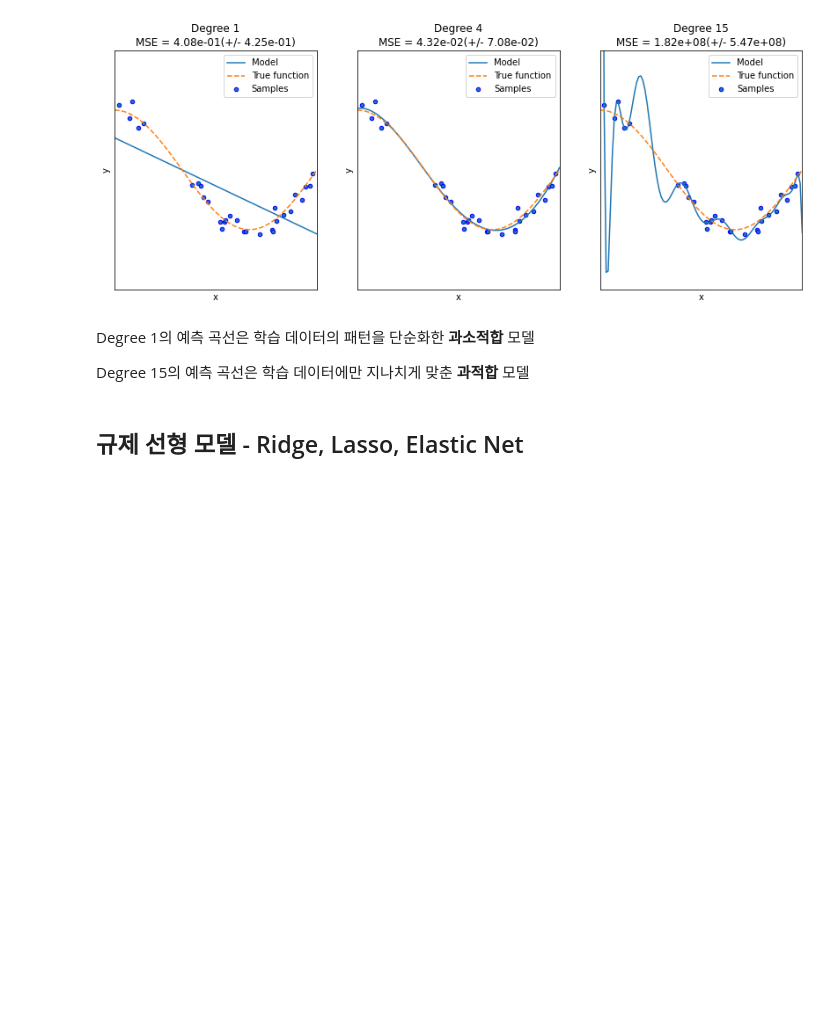
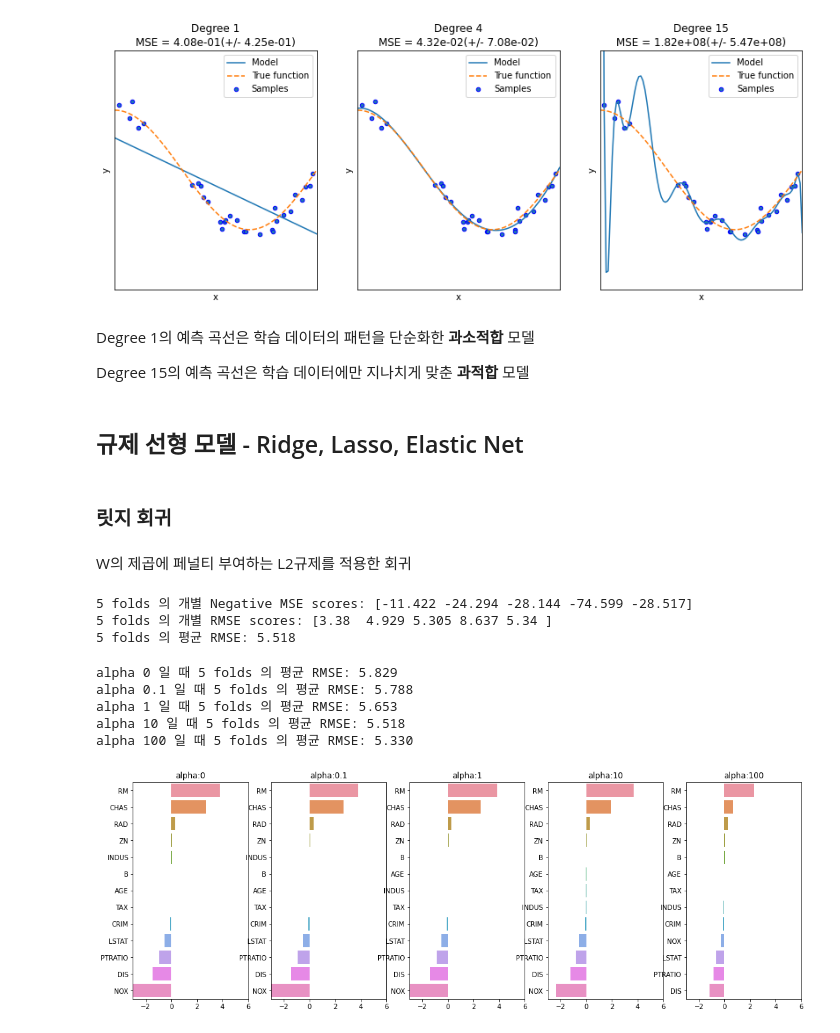
Before and after one commit to hyomin14/ML_practice, a Jupyter notebook: 05_Regression/Chapter5.ipynb, the cells around one changed output. Saved outputs shown, nothing was run; the diff lists cells and outputs as text; code cells hidden in the pictures; blank space fills up the shorter version.

```diff
--- a/05_Regression/Chapter5.ipynb
+++ b/05_Regression/Chapter5.ipynb
@@ -493,3 +467,7 @@ Degree 1의 예측 곡선은 학습 데이터의 패턴을 단순화한 **과소
 Degree 15의 예측 곡선은 학습 데이터에만 지나치게 맞춘 **과적합** 모델
 # %% [markdown]
 ## 규제 선형 모델 - Ridge, Lasso, Elastic Net
+# %% [markdown]
+### 릿지 회귀
+# %% [markdown]
+W의 제곱에 페널티 부여하는 L2규제를 적용한 회귀
@@ -495,0 +491,64 @@ Degree 15의 예측 곡선은 학습 데이터에만 지나치게 맞춘 **과
+# %%
+#Ridge 클래스, 주요 생성 파라미터 alpha(릿지 회귀의 alpha L2 규제 계수)
+
+import numpy as np
+from sklearn.linear_model import Ridge
+from sklearn.model_selection import cross_val_score
+
+#alpha=10으로 설정해 릿지회귀 수행
+ridge = Ridge(alpha=10)
+neg_mse_scores = cross_val_score(ridge, X_data, y_target, scoring="neg_mean_squared_error", cv=5)
+rmse_scores = np.sqrt(-1 * neg_mes_scores)
+avg_rmse = np.mean(rmse_scores)
+
+print('5 folds 의 개별 Negative MSE scores:', np.round(neg_mse_scores, 3))
+print('5 folds 의 개별 RMSE scores:', np.round(rmse_scores, 3))
+print('5 folds 의 평균 RMSE:', np.round(avg_rmse, 3))
+# %% [output]
+5 folds 의 개별 Negative MSE scores: [-11.422 -24.294 -28.144 -74.599 -28.517]
+5 folds 의 개별 RMSE scores: [3.38  4.929 5.305 8.637 5.34 ]
+5 folds 의 평균 RMSE: 5.518
+# %%
+#릿지에 사용될 alpha 파라미터 값을 정의
+alphas = [ 0, 0.1, 1, 10, 100]
+
+#alphas list 값을 반복하면서 alpha에 따른 평균 rmse를 구함.
+for alpha_item in alphas:
+    ridge = Ridge(alpha = alpha_item)
+    #cross_val_score를 이용해 5 fold의 평균 rmse 계산
+    neg_mse_scores = cross_val_score(ridge, X_data, y_target, scoring='neg_mean_squared_error', cv=5)
+    avg_rmse = np.mean(np.sqrt(-1 * neg_mse_scores))
+    print('alpha {0} 일 때 5 folds 의 평균 RMSE: {1:.3f}'.format(alpha_item, avg_rmse))
+# %% [output]
+alpha 0 일 때 5 folds 의 평균 RMSE: 5.829
+alpha 0.1 일 때 5 folds 의 평균 RMSE: 5.788
+alpha 1 일 때 5 folds 의 평균 RMSE: 5.653
+alpha 10 일 때 5 folds 의 평균 RMSE: 5.518
+alpha 100 일 때 5 folds 의 평균 RMSE: 5.330
+# %%
+import matplotlib.pyplot as plt
+import seaborn as sns
+
+#각 alpha에 따른 회귀 계수 값을 시각화 하기 위해 5개의 열로 된 matplotlib 축 생성
+fig, axs = plt.subplots(figsize=(18,6), nrows=1, ncols=5)
+#각 alpha에 따른 회귀 계수 값을 데이터로 저장하기 위한 DataFrame 생성
+coeff_df = pd.DataFrame()
+
+#alphas 리스트 값을 차례로 입력해 회귀 계수 값 시각화 및 데이터 저장, pos는 axis의 위치 지정
+for pos, alpha in enumerate(alphas):
+    ridge = Ridge(alpha=alpha)
+    ridge.fit(X_data, y_target)
+    #alpha에 따른 피처별로 회귀 계수를 Series로 변환하고 이를 DataFrame의 칼럼으로 추가
+    coeff = pd.Series(data=ridge.coef_, index = X_data.columns)
+    colname='alpha:'+str(alpha)
+    coeff_df[colname] = coeff
+    #막대 그래프로 각 alpha 값에서의 회귀 계수 시각화, 회귀 계수 값이 높은 순으로 표현
+    coeff = coeff.sort_values(ascending=False)
+    axs[pos].set_title(colname)
+    axs[pos].set_xlim(-3, 6)
+    sns.barplot(x=coeff.values, y=coeff.index, ax=axs[pos])
+
+#for 문 바깥에서 matplotlib의 show 호출
+plt.show()
+# %% [output]
+[figure, added]
```
Also changed, not shown: parts of 33 cells of this notebook, 5 other files.
